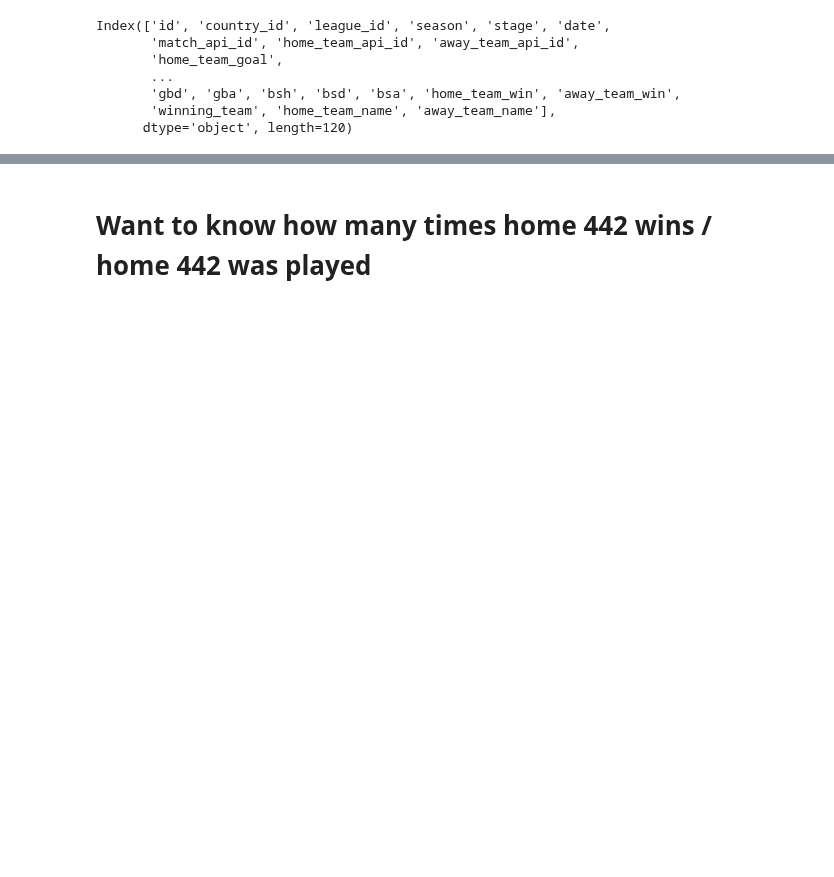
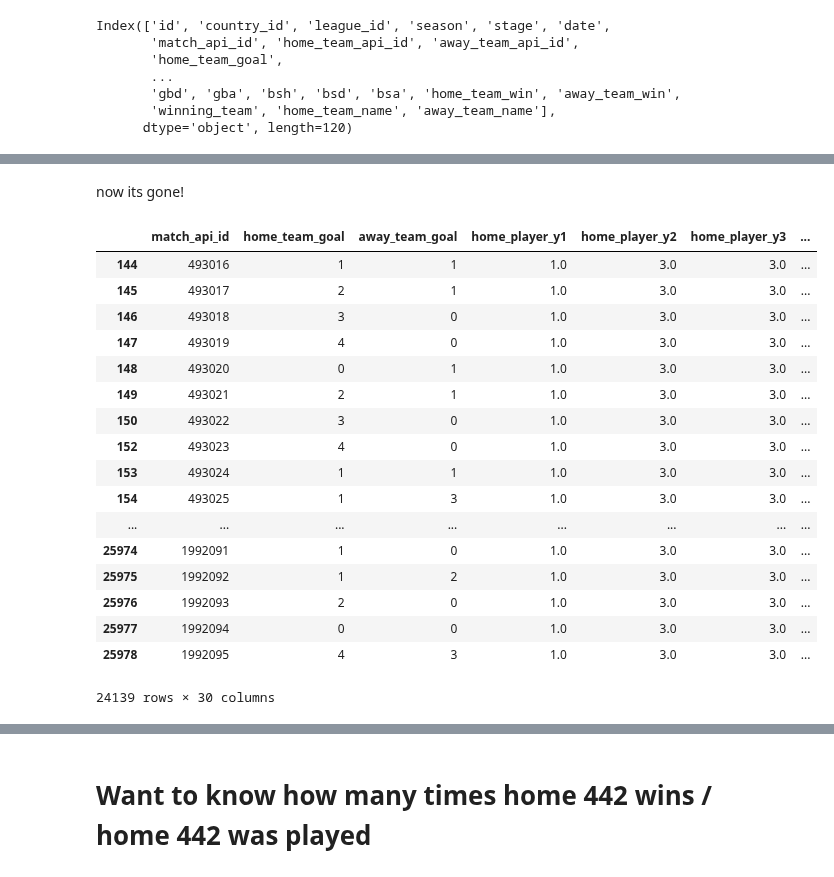
Before and after one commit to kevintheduu/european-soccer-hypothesis-testing, a Jupyter notebook: hyp_test_2.ipynb, the cells around one changed output, grey strips where cells are left out. Saved outputs shown, nothing was run; the diff lists cells and outputs as text; code cells hidden in the pictures; blank space fills up the shorter version.

```diff
--- a/hyp_test_2.ipynb
+++ b/hyp_test_2.ipynb
@@ -705,0 +517,3 @@ match_df_h2.head(10)
+# %%
+index31312 = h2_dff[h2_dff['away_formation']=='31312'].index.get_values().copy()
+h2_dff.drop(index31312,inplace=True)
@@ -705,0 +525,23 @@ match_df_h2.head(10)
+# %% [markdown]
+now its gone!
+# %%
+h2_dff
+# %% [output]
+|  | match_api_id | home_team_goal | away_team_goal | home_player_y1 | home_player_y2 | home_player_y3 | ... |
+| 144 | 493016 | 1 | 1 | 1.0 | 3.0 | 3.0 | ... |
+| 145 | 493017 | 2 | 1 | 1.0 | 3.0 | 3.0 | ... |
+| 146 | 493018 | 3 | 0 | 1.0 | 3.0 | 3.0 | ... |
+| 147 | 493019 | 4 | 0 | 1.0 | 3.0 | 3.0 | ... |
+| 148 | 493020 | 0 | 1 | 1.0 | 3.0 | 3.0 | ... |
+| 149 | 493021 | 2 | 1 | 1.0 | 3.0 | 3.0 | ... |
+| 150 | 493022 | 3 | 0 | 1.0 | 3.0 | 3.0 | ... |
+| 152 | 493023 | 4 | 0 | 1.0 | 3.0 | 3.0 | ... |
+| 153 | 493024 | 1 | 1 | 1.0 | 3.0 | 3.0 | ... |
+| 154 | 493025 | 1 | 3 | 1.0 | 3.0 | 3.0 | ... |
+| ... | ... | ... | ... | ... | ... | ... | ... |
+| 25974 | 1992091 | 1 | 0 | 1.0 | 3.0 | 3.0 | ... |
+| 25975 | 1992092 | 1 | 2 | 1.0 | 3.0 | 3.0 | ... |
+| 25976 | 1992093 | 2 | 0 | 1.0 | 3.0 | 3.0 | ... |
+| 25977 | 1992094 | 0 | 0 | 1.0 | 3.0 | 3.0 | ... |
+| 25978 | 1992095 | 4 | 3 | 1.0 | 3.0 | 3.0 | ... |
+24139 rows × 30 columns
```
Also changed, not shown: parts of 106 cells of this notebook.
